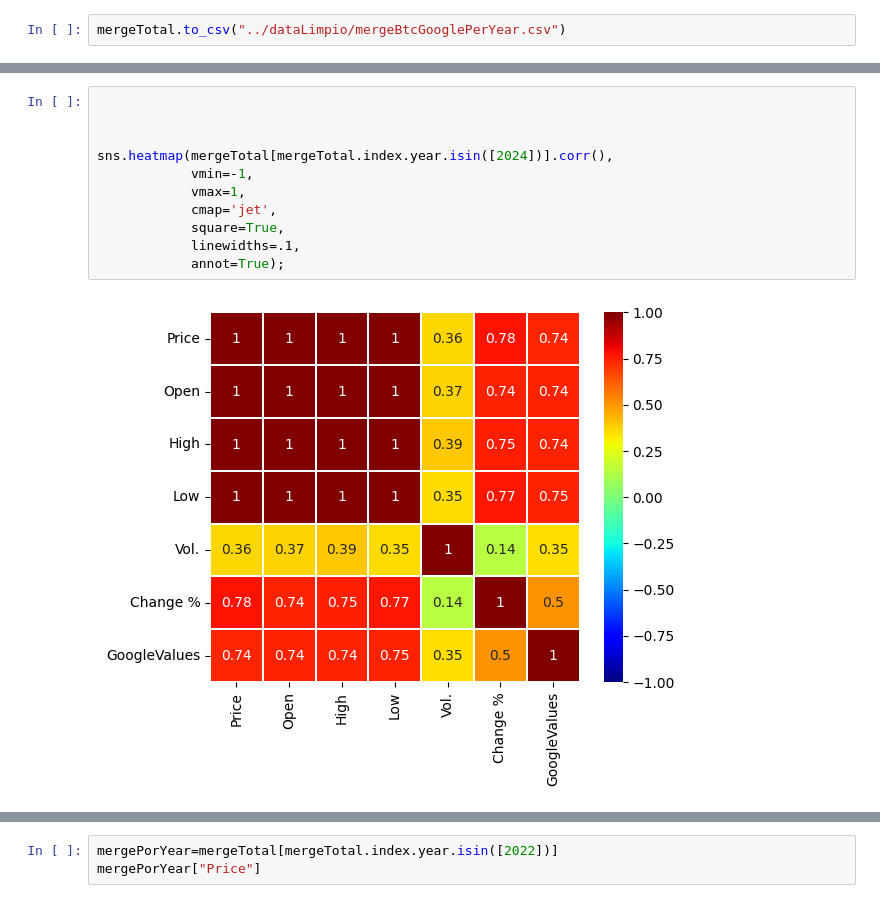
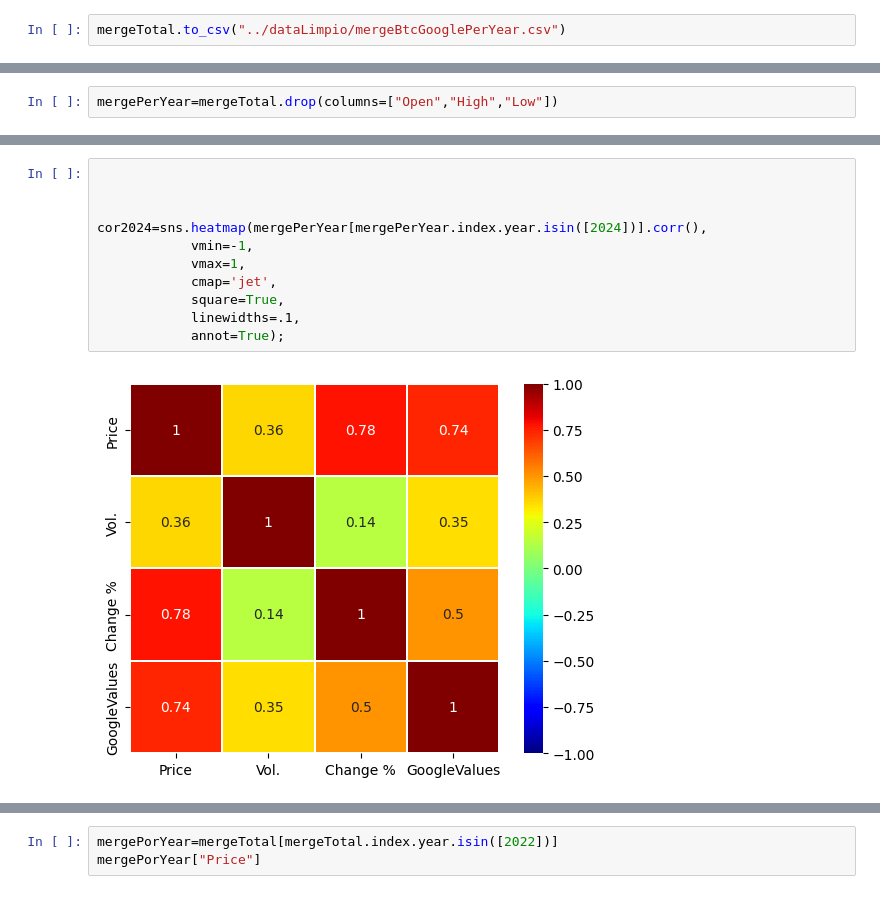
Before and after one commit to NicoUIcreator/btcData, a Jupyter notebook: notebooks/inicios.ipynb, the cells around one changed output, grey strips where cells are left out. Cells and saved outputs as stored; diff of their text form.

```diff
--- a/notebooks/inicios.ipynb
+++ b/notebooks/inicios.ipynb
@@ -482,3 +446,5 @@ mergeTotal
+# %%
+mergePerYear=mergeTotal.drop(columns=["Open","High","Low"])
 # %%
 
 yearr= 2017
@@ -500,13 +466,13 @@ plt.show()
 # %%
 
 
 
-sns.heatmap(mergeTotal[mergeTotal.index.year.isin([2024])].corr(),
+cor2024=sns.heatmap(mergePerYear[mergePerYear.index.year.isin([2024])].corr(),
             vmin=-1,
             vmax=1,
             cmap='jet',
             square=True,
             linewidths=.1,
             annot=True);
 # %% [output]
-[figure, old version]
+[figure, new version]
```
Also changed, not shown: parts of 5 cells of this notebook, 1 other file.
